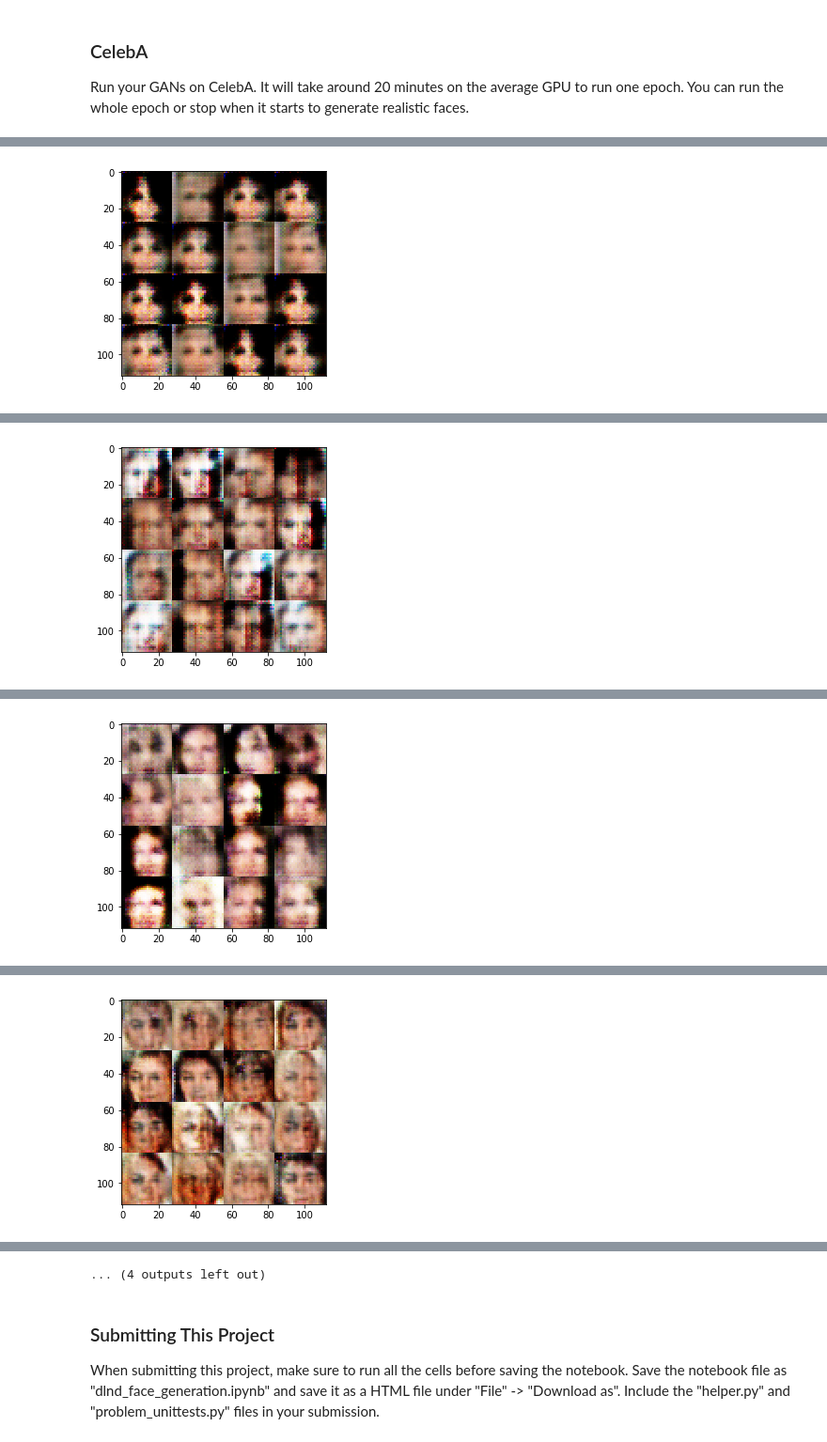
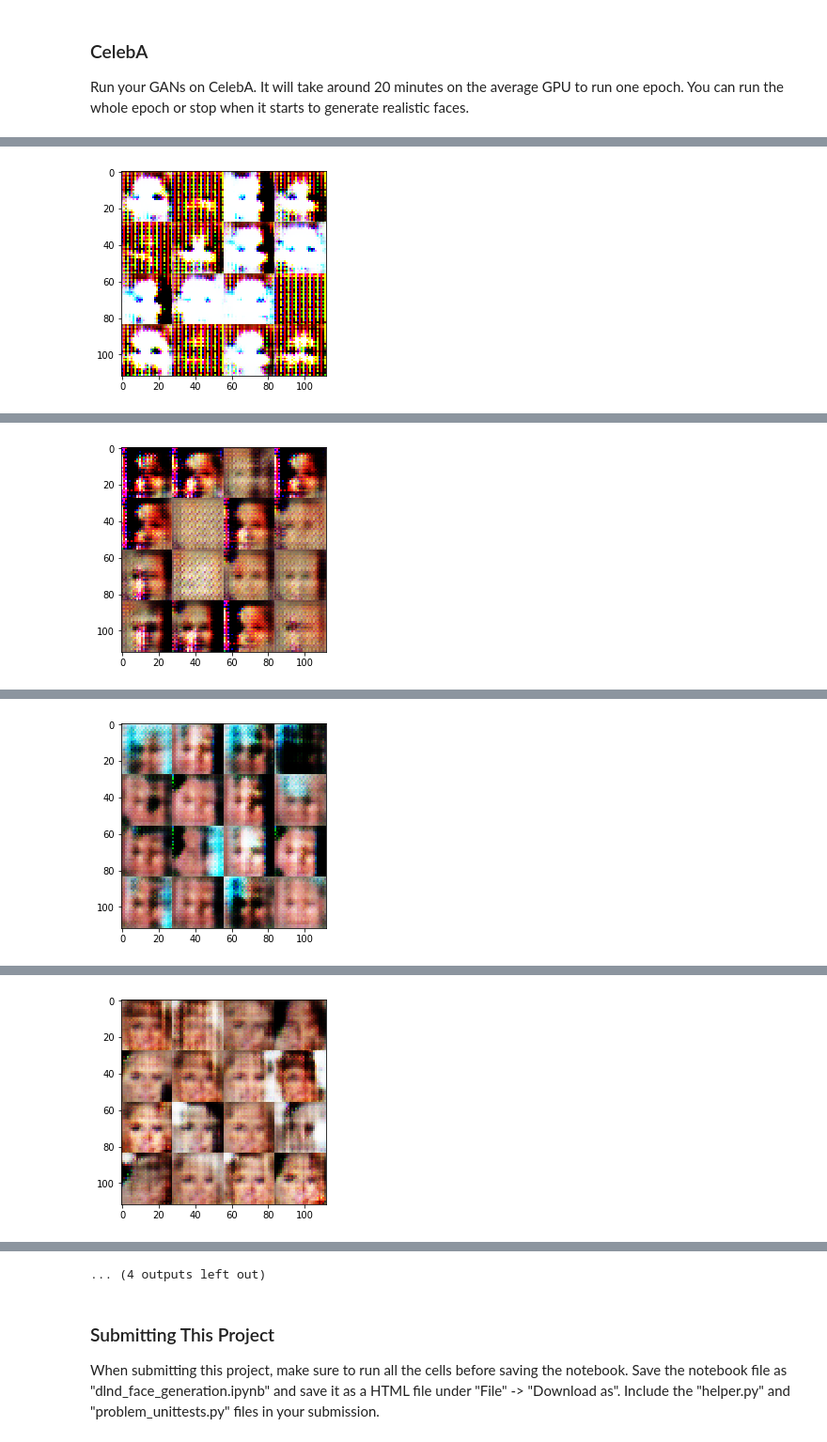
Before and after one commit to neeraj-pai/DLN-Proj5, a Jupyter notebook: dlnd_face_generation.ipynb, the cells around one changed output, grey strips where cells are left out. Shown: that part at 94% size. Saved outputs shown, nothing was run; the diff lists cells and outputs as text; code cells hidden in the pictures.

```diff
--- a/dlnd_face_generation.ipynb
+++ b/dlnd_face_generation.ipynb
@@ -527,8 +527,8 @@ Epoch 1/2... Discriminator Loss: 1.2802... Generator Loss: 0.6703
 Run your GANs on CelebA.  It will take around 20 minutes on the average GPU to run one epoch.  You can run the whole epoch or stop when it starts to generate realistic faces.
 # %%
 batch_size = 128
-z_dim = 600
-learning_rate = 0.001
+z_dim = 800
+learning_rate = 0.003
 beta1 = 0.3
 
 
@@ -565 +565 @@ Epoch 0/1... Discriminator Loss: 0.9633... Generator Loss: 0.9949
-[figure, old version]
+[figure, new version]
@@ -586 +586 @@ Epoch 0/1... Discriminator Loss: 1.1495... Generator Loss: 0.6482
-[figure, old version]
+[figure, new version]
@@ -607 +607 @@ Epoch 0/1... Discriminator Loss: 1.3090... Generator Loss: 0.7990
-[figure, old version]
+[figure, new version]
@@ -628 +628 @@ Epoch 0/1... Discriminator Loss: 1.2880... Generator Loss: 0.5678
-[figure, old version]
+[figure, new version]
```
Also changed, not shown: parts of 1 cell of this notebook, 1 other file.
